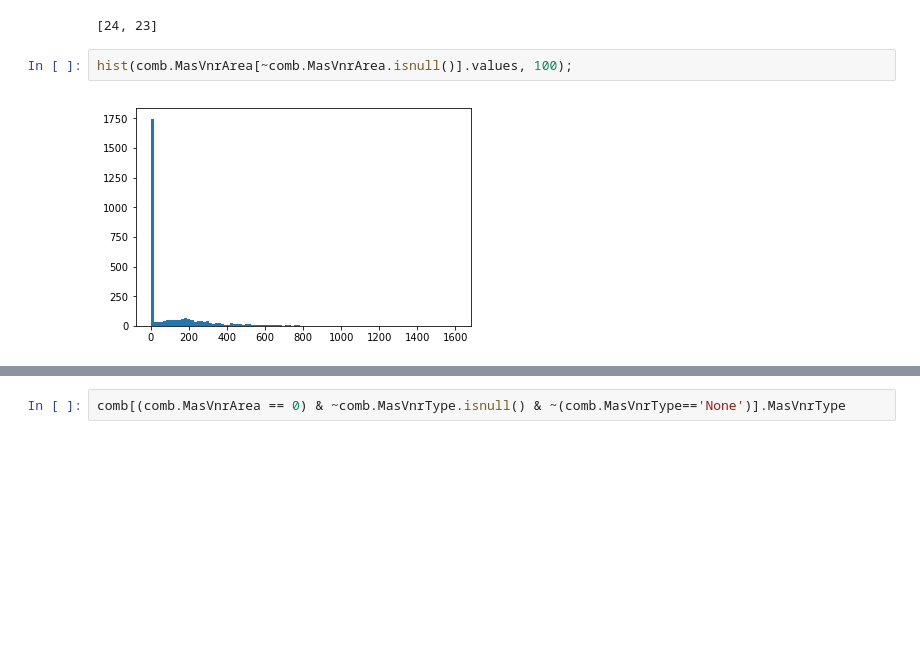
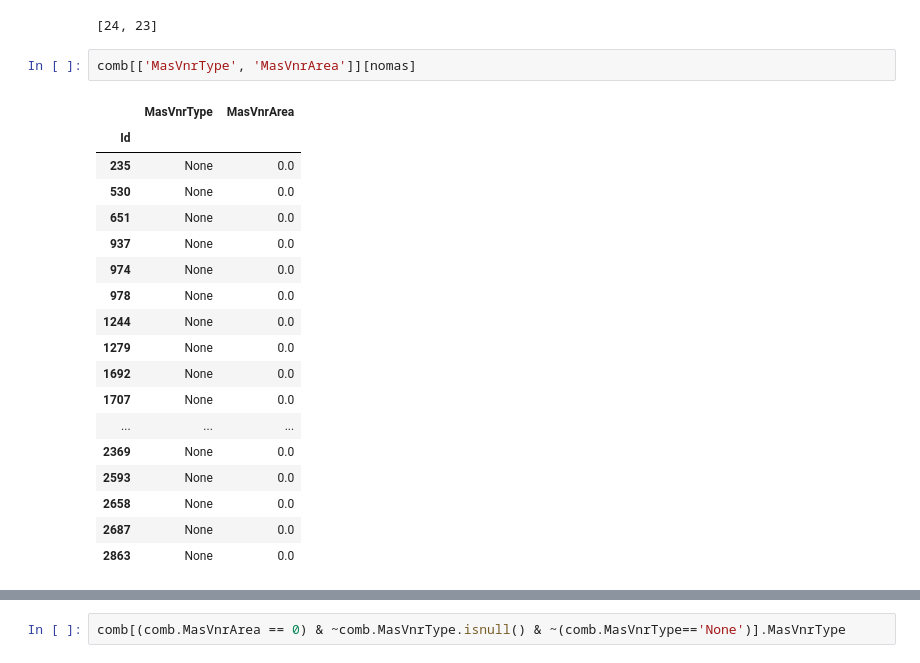
Before and after one commit to maxmorawski/Kaggle, a Jupyter notebook: Housing/ipynb/better-data.ipynb, the cells around one changed output, grey strips where cells are left out. Saved outputs shown, nothing was run; the diff lists cells and outputs as text; blank space fills up the shorter version.

```diff
--- a/Housing/ipynb/better-data.ipynb
+++ b/Housing/ipynb/better-data.ipynb
@@ -39,7 +245,24 @@ mas = ['MasVnrType', 'MasVnrArea']
 [comb[m].isnull().sum() for m in mas]
 # %% [output]
 [24, 23]
-# %%
-hist(comb.MasVnrArea[~comb.MasVnrArea.isnull()].values, 100);
-# %% [output]
-[figure, removed]
+# %%
+comb[['MasVnrType', 'MasVnrArea']][nomas]
+# %% [output]
+|  | MasVnrType | MasVnrArea |
+| Id |  |  |
+| 235 | None | 0.0 |
+| 530 | None | 0.0 |
+| 651 | None | 0.0 |
+| 937 | None | 0.0 |
+| 974 | None | 0.0 |
+| 978 | None | 0.0 |
+| 1244 | None | 0.0 |
+| 1279 | None | 0.0 |
+| 1692 | None | 0.0 |
+| 1707 | None | 0.0 |
+| ... | ... | ... |
+| 2369 | None | 0.0 |
+| 2593 | None | 0.0 |
+| 2658 | None | 0.0 |
+| 2687 | None | 0.0 |
+| 2863 | None | 0.0 |
```
Also changed, not shown: parts of 42 cells of this notebook.
